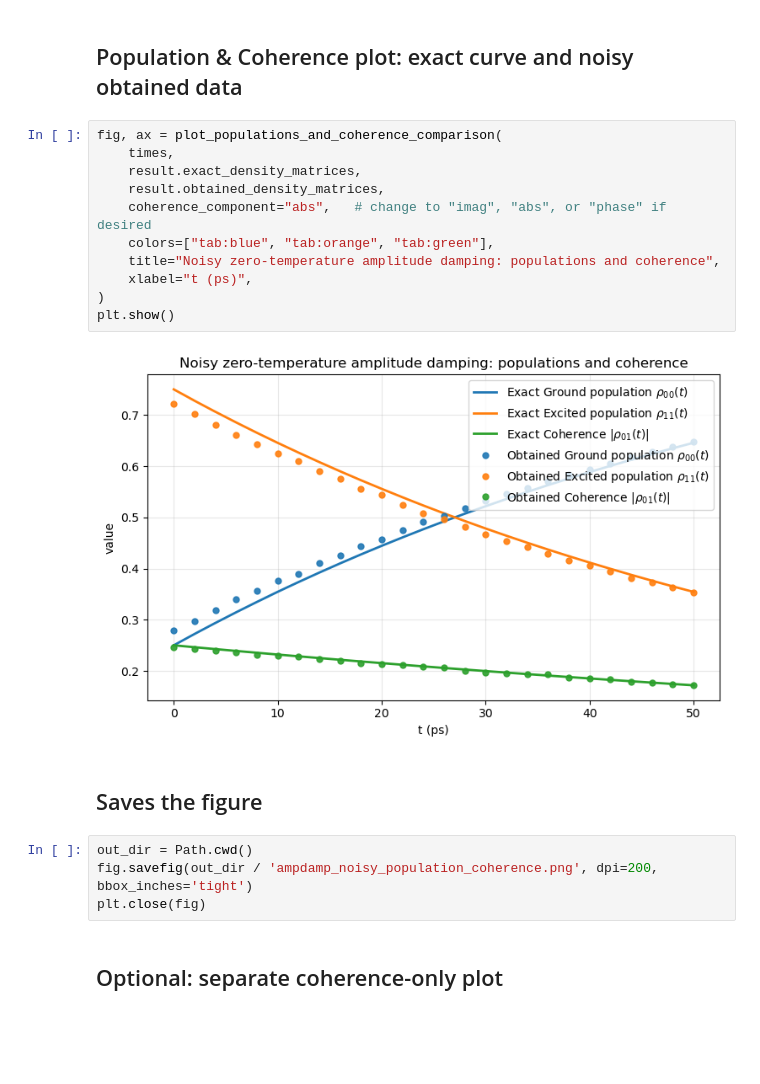
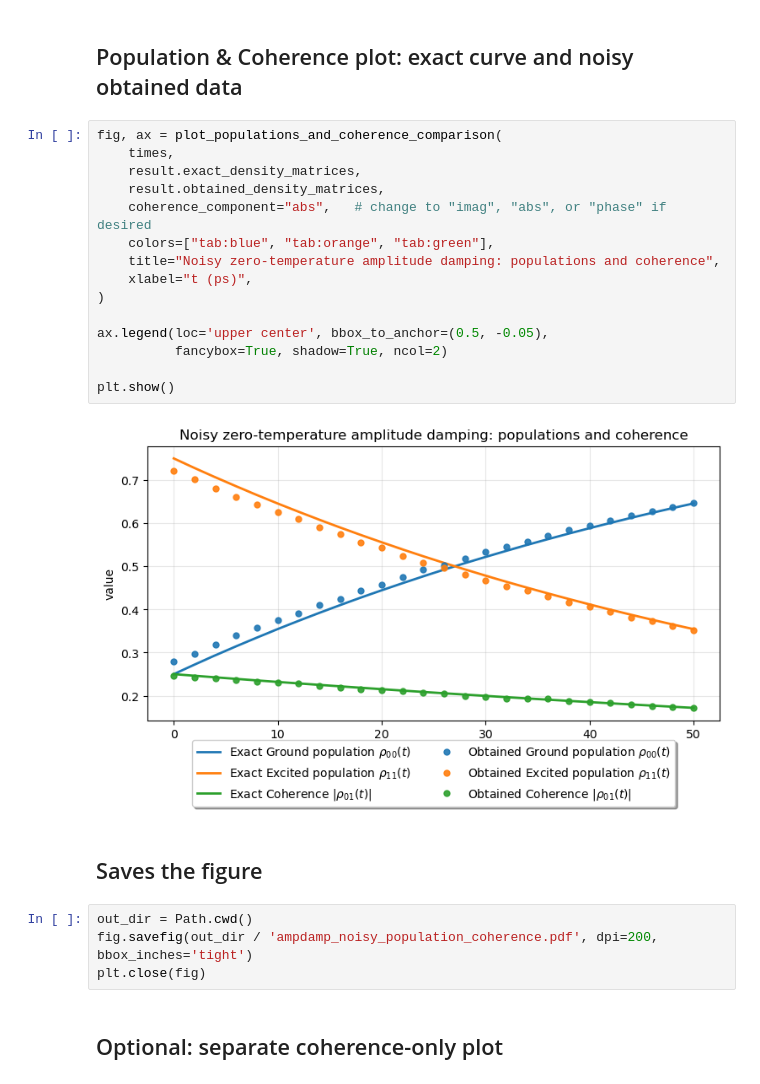
Before and after one commit to hychong1811/Open-QS-project, a Jupyter notebook: timeevo/ampdamp/execution_noisy.ipynb, the cells around one changed output. Drawn from its saved outputs; the diff is of its cells as text; blank space fills up the shorter version.

Commit message:
Change in legend and plot output

```diff
--- a/timeevo/ampdamp/execution_noisy.ipynb
+++ b/timeevo/ampdamp/execution_noisy.ipynb
@@ -106,21 +106,25 @@ Obtained rho(t=0) =
 # %%
 fig, ax = plot_populations_and_coherence_comparison(
     times,
     result.exact_density_matrices,
     result.obtained_density_matrices,
     coherence_component="abs",   # change to "imag", "abs", or "phase" if desired
     colors=["tab:blue", "tab:orange", "tab:green"],
     title="Noisy zero-temperature amplitude damping: populations and coherence",
     xlabel="t (ps)",
 )
+
+ax.legend(loc='upper center', bbox_to_anchor=(0.5, -0.05),
+          fancybox=True, shadow=True, ncol=2)
+
 plt.show()
 # %% [output]
-[figure, old version]
+[figure, new version]
 # %% [markdown]
 ## Saves the figure
 # %%
 out_dir = Path.cwd()
-fig.savefig(out_dir / 'ampdamp_noisy_population_coherence.png', dpi=200, bbox_inches='tight')
+fig.savefig(out_dir / 'ampdamp_noisy_population_coherence.pdf', dpi=200, bbox_inches='tight')
 plt.close(fig)
 # %% [markdown]
 ## Optional: separate coherence-only plot
```
Also changed, not shown: 10 other files.
